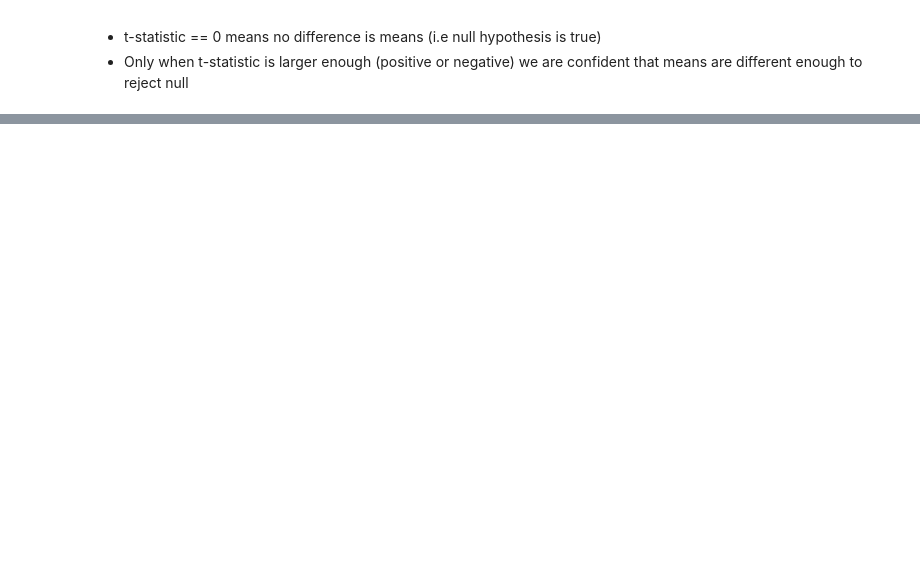
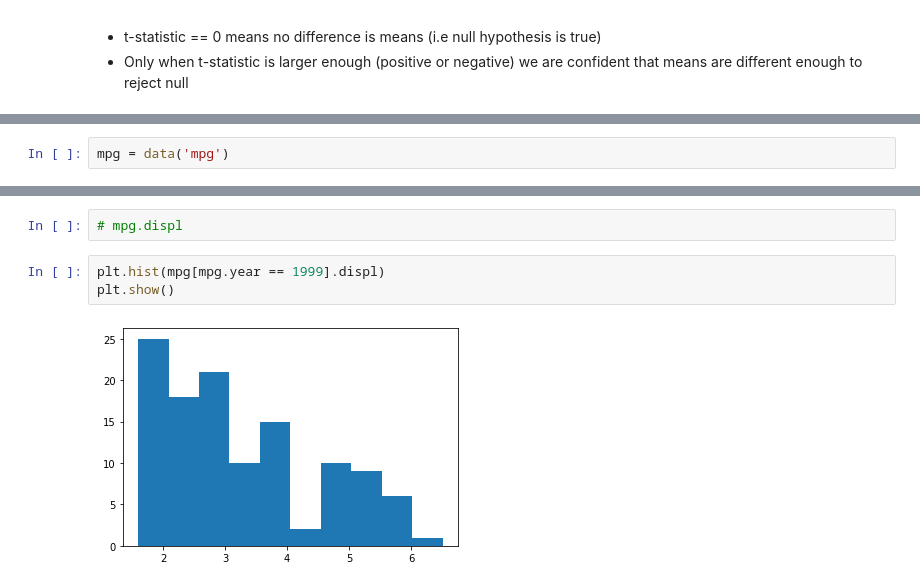
Before and after one commit to CodeupClassroom/oneil-statistics-exercises, a Jupyter notebook: comparing_means.ipynb, the cells around one changed output, grey strips where cells are left out. Drawn from its saved outputs; the diff is of its cells as text; blank space fills up the shorter version.

```diff
--- a/comparing_means.ipynb
+++ b/comparing_means.ipynb
@@ -60,0 +64,2 @@ Goal: Compare observed mean to theoretical one.
+# %%
+mpg = data('mpg')
@@ -60,0 +107,7 @@ Goal: Compare observed mean to theoretical one.
+# %%
+# mpg.displ
+# %%
+plt.hist(mpg[mpg.year == 1999].displ)
+plt.show()
+# %% [output]
+[figure, added]
```
Also changed, not shown: parts of 77 cells of this notebook.
